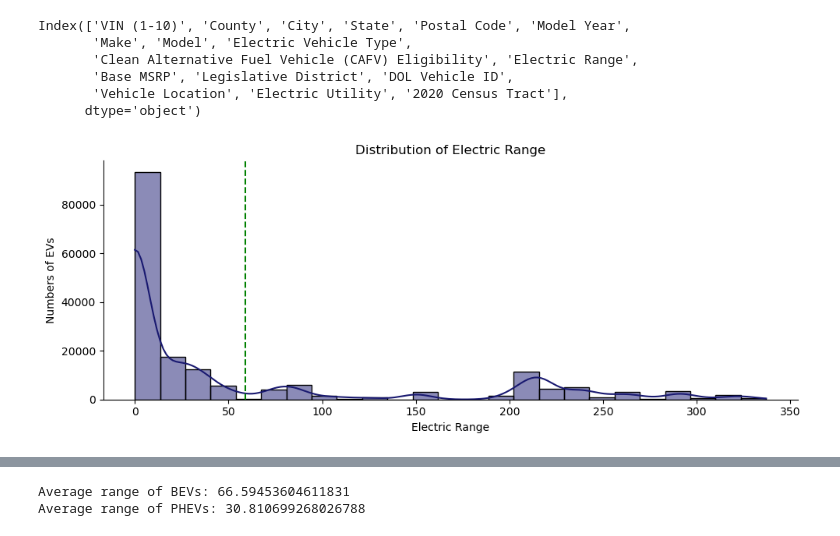
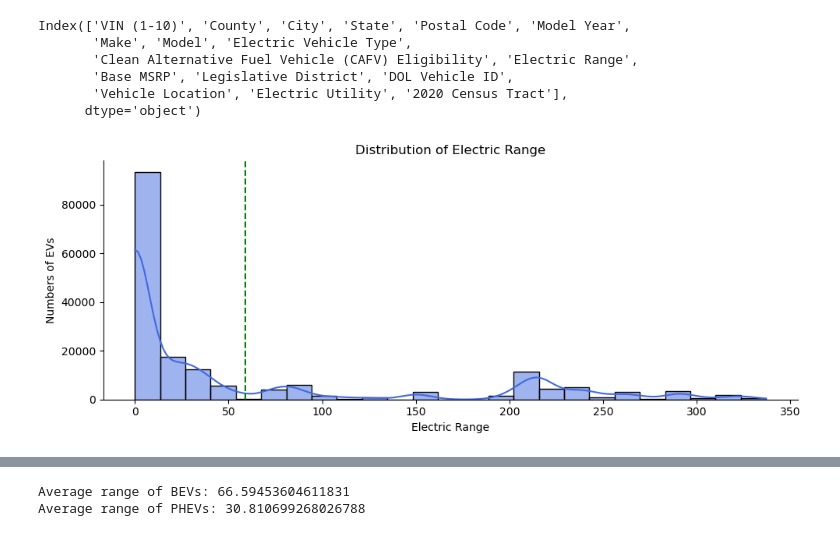
Before and after one commit to modyreturn/Data-Analysis-Projects, a Jupyter notebook: EVs Market Analysis/5_EVs_Range_Analysis.ipynb, the cells around one changed output, grey strips where cells are left out. Drawn from its saved outputs; the diff is of its cells as text; code cells hidden in the pictures.

```diff
--- a/EVs Market Analysis/5_EVs_Range_Analysis.ipynb
+++ b/EVs Market Analysis/5_EVs_Range_Analysis.ipynb
@@ -68,20 +70,20 @@ Index(['VIN (1-10)', 'County', 'City', 'State', 'Postal Code', 'Model Year',
 # %%
 plt.figure(figsize=(10, 4))
 
 # Plottin The Distribution of Electric Range
-sns.histplot(df['Electric Range'], bins=25, kde=True, color='midnightblue')
+sns.histplot(df['Electric Range'], bins=25, kde=True, color='royalblue')
 
 plt.title('Distribution of Electric Range')
 plt.xlabel('Electric Range')
 plt.ylabel('Numbers of EVs')
 
 plt.axvline(df['Electric Range'].mean(), color='green', linestyle='--', label='Mean')
 
 sns.despine()
 plt.tight_layout()
 plt.show()
 # %% [output]
-[figure, old version]
+[figure, new version]
 # %%
 top_5_make = df['Make'].value_counts().head(5).index
 # %%
```
Also changed, not shown: parts of 4 cells of this notebook.
